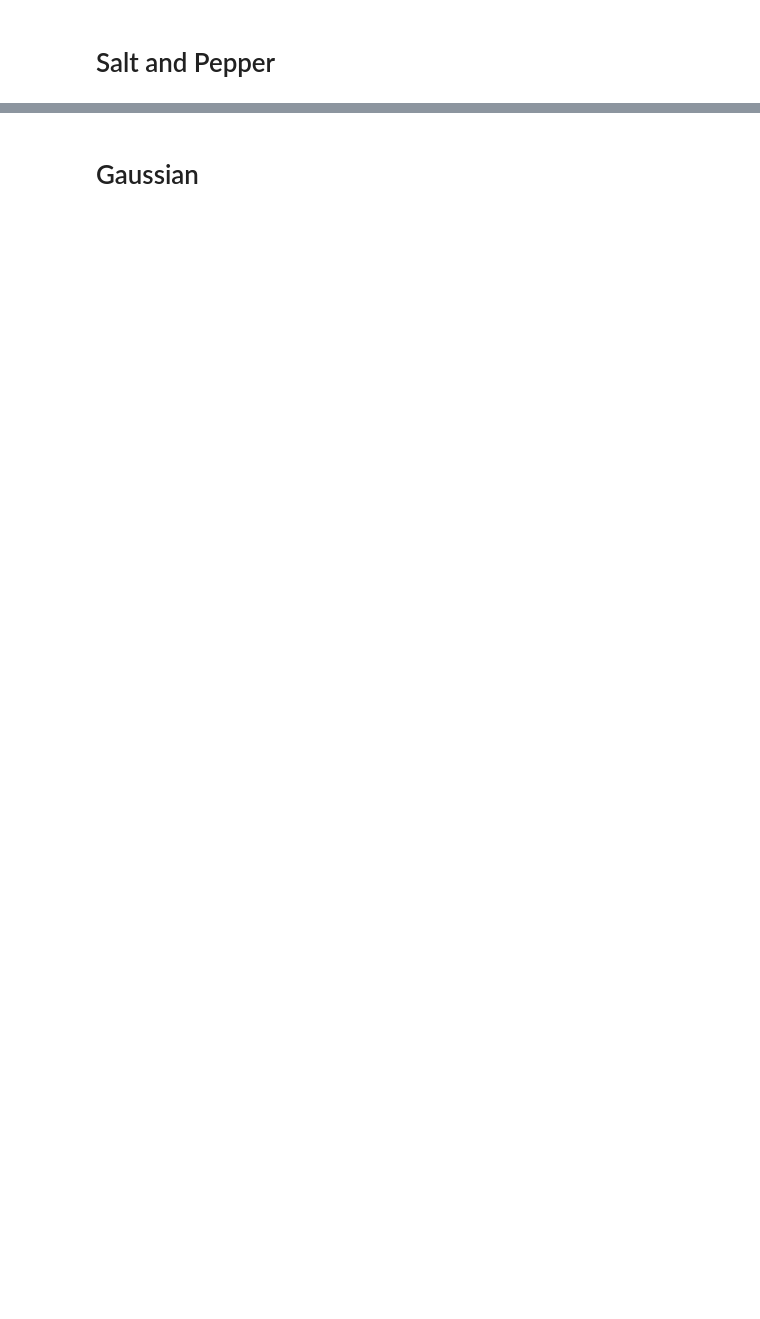
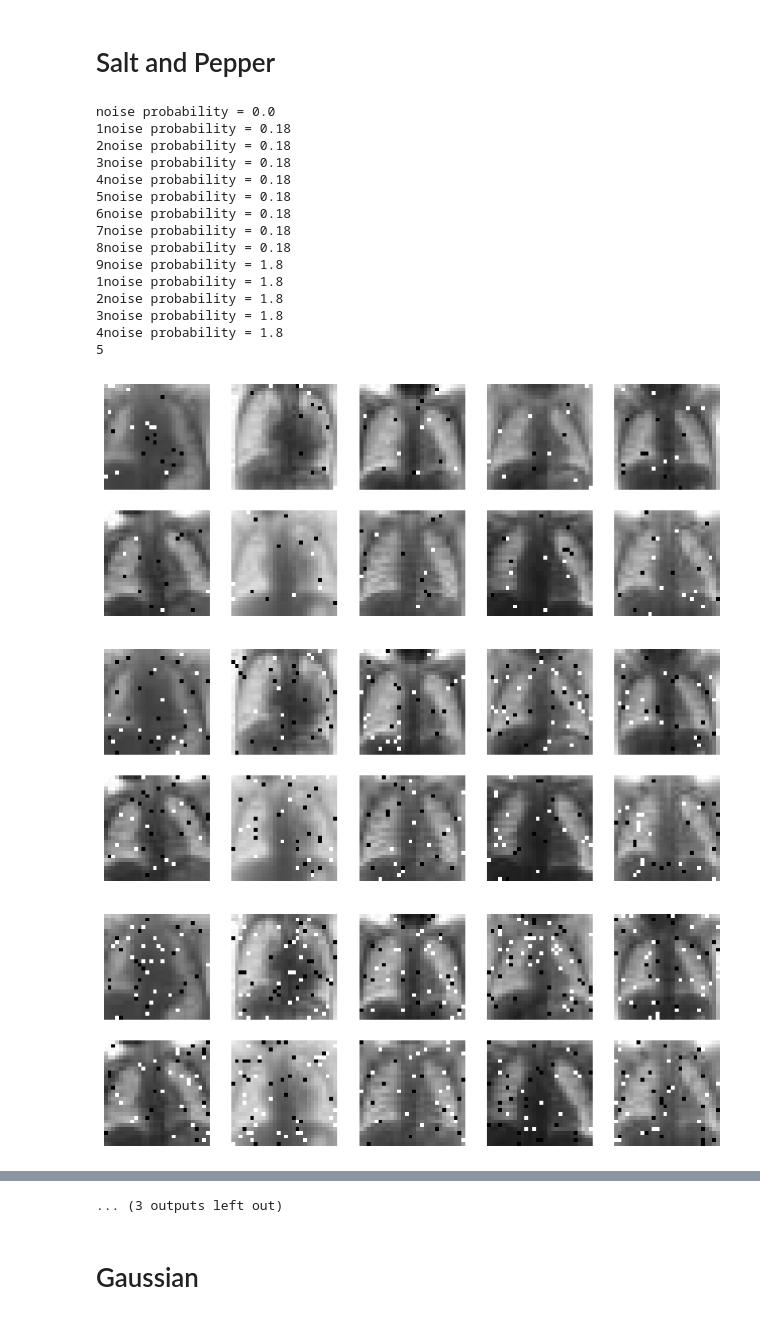
Before and after one commit to YuNariai/project_QIAO, a Jupyter notebook: data_create_medmnist.ipynb, the cells around one changed output, grey strips where cells are left out. Drawn from its saved outputs; the diff is of its cells as text; code cells hidden in the pictures; blank space fills up the shorter version.

Commit message:
gaussian and salt_pepper

```diff
--- a/data_create_medmnist.ipynb
+++ b/data_create_medmnist.ipynb
@@ -66,7 +69,7 @@ import numpy as np
         # arr3.append(arr[i])
         # arr4.append(arr2[i])
 
-# n_steps = 10
+
 # train_images = np.asarray(arr3,dtype=np.float32) / 255.0
 # train_labels = np.asarray(arr4,dtype=np.int64)
 # train_labels -= 6
@@ -91,15 +94,17 @@ test_labels = split[1]
 print(len(split[0]),len(split[1]))
 datalength = 5000
 # we restrict the training to first 5000 images of 21000
+n_steps = 10
 train_sequences = np.tile(train_sequences[:, None], (1, n_steps, 1, 1))#[:datalength]
 test_sequences = np.tile(test_sequences[:, None], (1, n_steps, 1, 1))
 # train_labels = train_labels[:datalength]
-create = None
+create = True
+# !mkdir saved_data_PneumoniaMNIST
 if create:
-    np.savez_compressed("./saved_data_FashionMNIST_last4/test_labels.npz",test_labels)
-    np.savez_compressed(f"./saved_data_FashionMNIST_last4/test_seqs_{seed}.npz",test_sequences)
-    np.savez_compressed("./saved_data_FashionMNIST_last4/train_labels.npz",train_labels)
-    np.savez_compressed(f"./saved_data_FashionMNIST_last4/train_seqs_{seed}.npz",train_sequences)
+    np.savez_compressed("./saved_data_PneumoniaMNIST/test_labels.npz",test_labels)
+    np.savez_compressed(f"./saved_data_PneumoniaMNIST/test_seqs_{seed}.npz",test_sequences)
+    np.savez_compressed("./saved_data_PneumoniaMNIST/train_labels.npz",train_labels)
+    np.savez_compressed(f"./saved_data_PneumoniaMNIST/train_seqs_{seed}.npz",train_sequences)
 
 print(len(test_labels),len(test_sequences),len(train_labels),len(train_sequences))
 # %% [output]
@@ -125,39 +130,58 @@ def salt_pepper(test_sequences,test_labels,prob,salt=0,pepper=1):
 # %%
 if create:
     for i in range(1,10,1):
-        d , l =salt_pepper(np.load(f"./saved_data_FashionMNIST_last4/test_seqs_{seed}.npz")['arr_0'],np.load(f"./saved_data_FashionMNIST_last4/test_labels.npz")['arr_0'],i/100.0)
-        np.savez_compressed(f"./saved_data_FashionMNIST_last4/snp_{i/100.0}_{seed}.npz",d)
+        d , l =salt_pepper(np.load(f"./saved_data_PneumoniaMNIST/test_seqs_{seed}.npz")['arr_0'],np.load(f"./saved_data_PneumoniaMNIST/test_labels.npz")['arr_0'],i/100.0)
+        np.savez_compressed(f"./saved_data_PneumoniaMNIST/snp_{i/100.0}_{seed}.npz",d)
     for i in range(1,6,1):
-        d , l =salt_pepper(np.load(f"./saved_data_FashionMNIST_last4/test_seqs_{seed}.npz")['arr_0'],np.load(f"./saved_data_FashionMNIST_last4/test_labels.npz")['arr_0'],i/10.0)
-        np.savez_compressed(f"./saved_data_FashionMNIST_last4/snp_{i/10.0}_{seed}.npz",d)
+        d , l =salt_pepper(np.load(f"./saved_data_PneumoniaMNIST/test_seqs_{seed}.npz")['arr_0'],np.load(f"./saved_data_PneumoniaMNIST/test_labels.npz")['arr_0'],i/10.0)
+        np.savez_compressed(f"./saved_data_PneumoniaMNIST/snp_{i/10.0}_{seed}.npz",d)
 # %%
 for ii in range(1,10,1):
     print(f"noise probability = {2*i/100.}")
-    d = np.load(f"./saved_data_FashionMNIST_last4/snp_{ii/100.0}_{seed}.npz")['arr_0']
-    l = np.load(f"./saved_data_FashionMNIST_last4/test_labels.npz")['arr_0']
+    d = np.load(f"./saved_data_PneumoniaMNIST/snp_{ii/100.0}_{seed}.npz")['arr_0']
+    l = np.load(f"./saved_data_PneumoniaMNIST/test_labels.npz")['arr_0']
     plt.figure(figsize=(10, 10))
     for i in range(10):
         plt.subplot(5, 5, i + 1)
         plt.imshow(d[i+2][0], cmap=plt.cm.binary)
         plt.axis("off")
-        plt.title(class_names[l[i+2]])
+        #plt.title(class_names[l[i+2]])
     #plt.show()
     print(ii,end='')
-    plt.savefig(f"./saved_data_FashionMNIST_last4/snp_{str(ii/100.0)}.png",dpi=500,transparent=False)
-    plt.savefig(f"./saved_data_FashionMNIST_last4/snp_{str(ii/100.0)}.ps")
+    plt.savefig(f"./saved_data_PneumoniaMNIST/snp_{str(ii/100.0)}.png",dpi=500,transparent=False)
+    plt.savefig(f"./saved_data_PneumoniaMNIST/snp_{str(ii/100.0)}.ps")
 
 
 for ii in range(1,6,1):
     print(f"noise probability = {2*i/10.}")
-    d = np.load(f"./saved_data_FashionMNIST_last4/snp_{ii/10.0}_{seed}.npz")['arr_0']
-    l = np.load(f"./saved_data_FashionMNIST_last4/test_labels.npz")['arr_0']
+    d = np.load(f"./saved_data_PneumoniaMNIST/snp_{ii/10.0}_{seed}.npz")['arr_0']
+    l = np.load(f"./saved_data_PneumoniaMNIST/test_labels.npz")['arr_0']
     plt.figure(figsize=(10, 10))
     for i in range(10):
         plt.subplot(5, 5, i + 1)
         plt.imshow(d[i+2][0], cmap=plt.cm.binary)
         plt.axis("off")
-        plt.title(class_names[l[i+2]])
+        #plt.title(class_names[l[i+2]])
     #plt.show()
     print(ii,end='')
-    plt.savefig(f"./saved_data_FashionMNIST_last4/snp_{str(ii/10.0)}.png",dpi=500,transparent=False)
-    plt.savefig(f"./saved_data_FashionMNIST_last4/snp_{str(ii/10.0)}.ps")
+    plt.savefig(f"./saved_data_PneumoniaMNIST/snp_{str(ii/10.0)}.png",dpi=500,transparent=False)
+    plt.savefig(f"./saved_data_PneumoniaMNIST/snp_{str(ii/10.0)}.ps")
+# %% [output]
+noise probability = 0.0
+1noise probability = 0.18
+2noise probability = 0.18
+3noise probability = 0.18
+4noise probability = 0.18
+5noise probability = 0.18
+6noise probability = 0.18
+7noise probability = 0.18
+8noise probability = 0.18
+9noise probability = 1.8
+1noise probability = 1.8
+2noise probability = 1.8
+3noise probability = 1.8
+4noise probability = 1.8
+5
+[figure, added]
+[figure, added]
+[figure, added]
@@ -164,3 +196,4 @@ for ii in range(1,6,1):
+... (3 outputs left out)
 # %% [markdown]
 # Gaussian
 # %%
```
Also changed, not shown: parts of 6 cells of this notebook.
